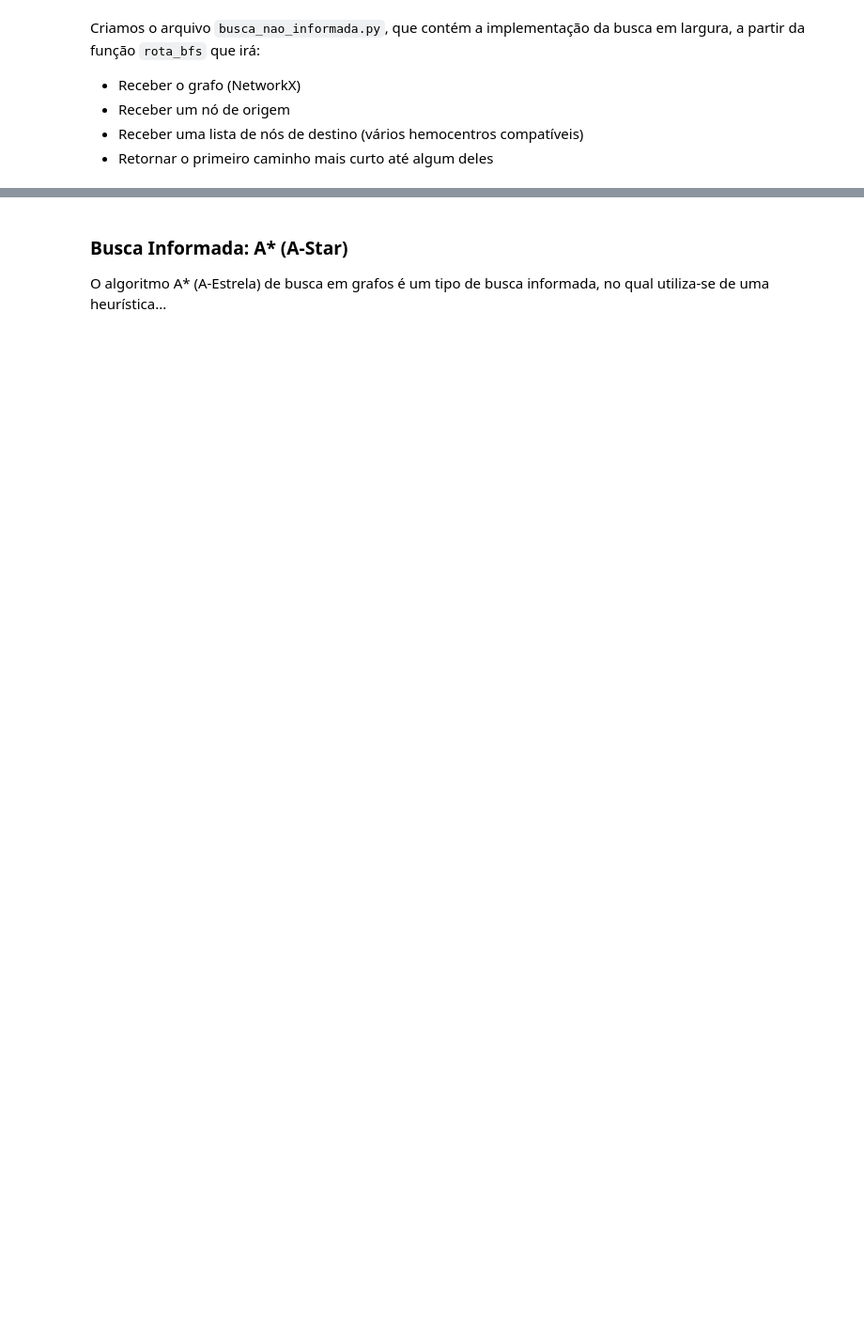
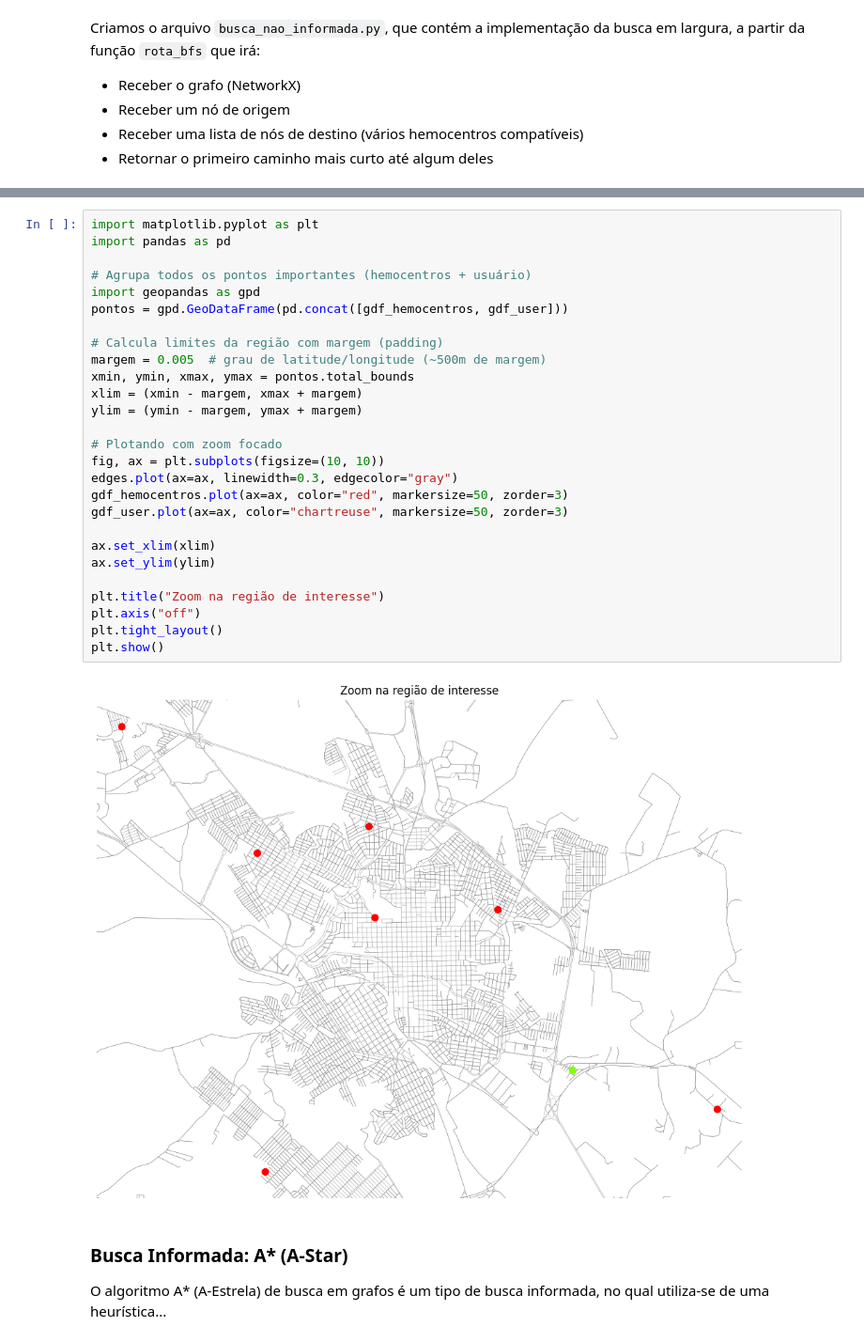
Before and after one commit to marcogarcia2/blood_donation, a Jupyter notebook: project.ipynb, the cells around one changed output, grey strips where cells are left out. Shown at 94% size. Saved outputs shown, nothing was run; the diff lists cells and outputs as text; blank space fills up the shorter version.

```diff
--- a/project.ipynb
+++ b/project.ipynb
@@ -175,3 +206,32 @@ else:
+# %%
+import matplotlib.pyplot as plt
+import pandas as pd
+
+# Agrupa todos os pontos importantes (hemocentros + usuário)
+import geopandas as gpd
+pontos = gpd.GeoDataFrame(pd.concat([gdf_hemocentros, gdf_user]))
+
+# Calcula limites da região com margem (padding)
+margem = 0.005  # grau de latitude/longitude (~500m de margem)
+xmin, ymin, xmax, ymax = pontos.total_bounds
+xlim = (xmin - margem, xmax + margem)
+ylim = (ymin - margem, ymax + margem)
+
+# Plotando com zoom focado
+fig, ax = plt.subplots(figsize=(10, 10))
+edges.plot(ax=ax, linewidth=0.3, edgecolor="gray")
+gdf_hemocentros.plot(ax=ax, color="red", markersize=50, zorder=3)
+gdf_user.plot(ax=ax, color="chartreuse", markersize=50, zorder=3)
+
+ax.set_xlim(xlim)
+ax.set_ylim(ylim)
+
+plt.title("Zoom na região de interesse")
+plt.axis("off")
+plt.tight_layout()
+plt.show()
+# %% [output]
+[figure, added]
 # %% [markdown]
 ### Busca Informada: A* (A-Star)
 O algoritmo A* (A-Estrela) de busca em grafos é um tipo de busca informada, no qual utiliza-se de uma heurística...
```
Also changed, not shown: parts of 13 cells of this notebook, 4 other files.
